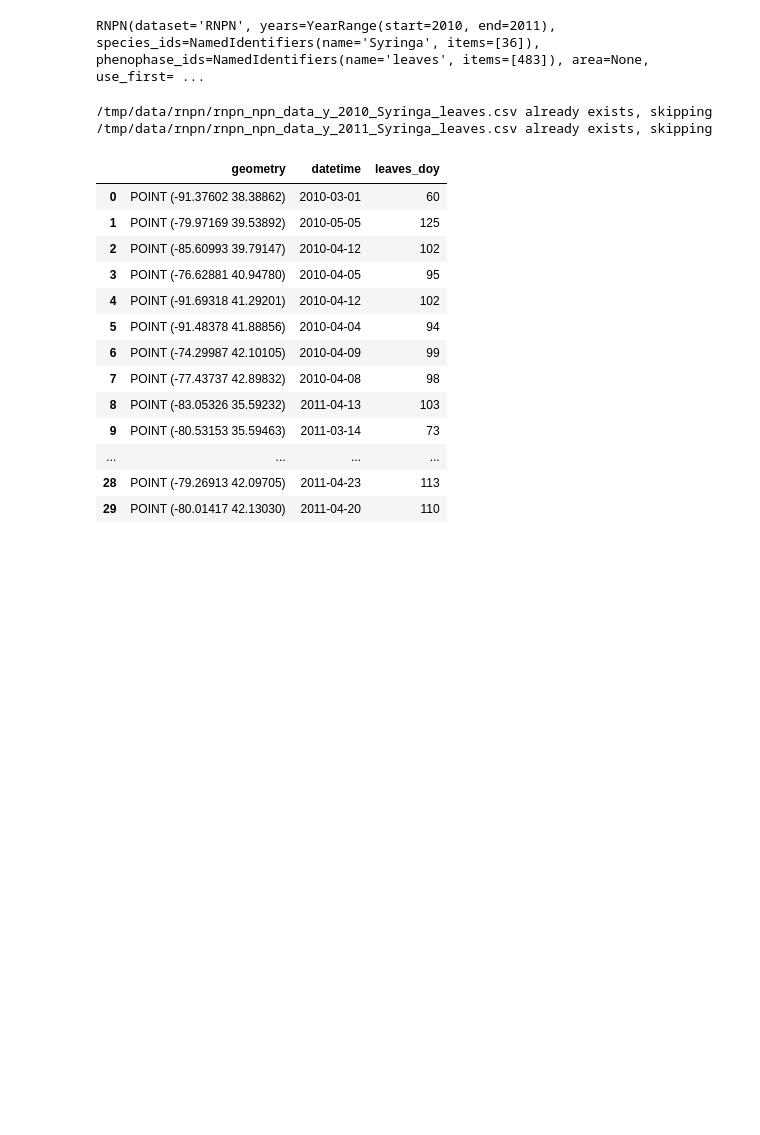
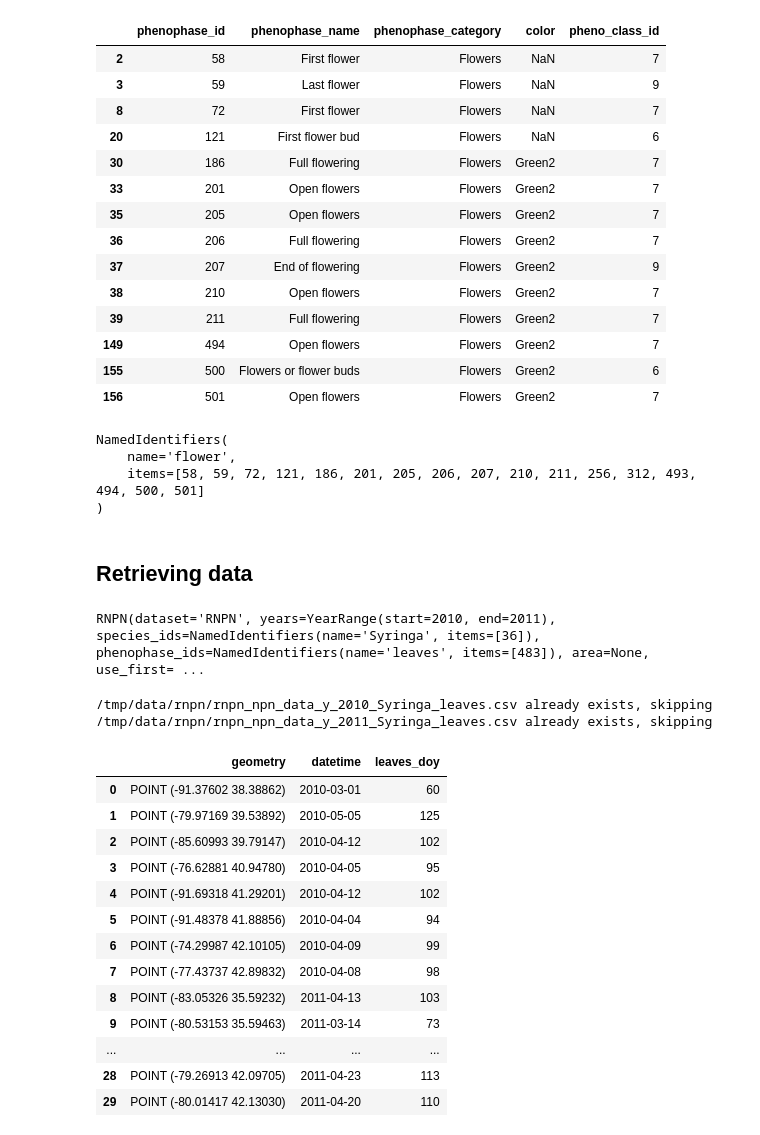
Before and after one commit to phenology/springtime, a Jupyter notebook: docs/user_guide/datasets/npn.ipynb, the cells around one changed output. Drawn from its saved outputs; the diff is of its cells as text; code cells hidden in the pictures; blank space fills up the shorter version.

```diff
--- a/docs/user_guide/datasets/npn.ipynb
+++ b/docs/user_guide/datasets/npn.ipynb
@@ -62 +117,30 @@ phenophases[phenophases.phenophase_id == 483]
+# %%
+phenophases.query('phenophase_name.str.contains("flower")')
+# %% [output]
+|  | phenophase_id | phenophase_name | phenophase_category | color | pheno_class_id |
+| 2 | 58 | First flower | Flowers | NaN | 7 |
+| 3 | 59 | Last flower | Flowers | NaN | 9 |
+| 8 | 72 | First flower | Flowers | NaN | 7 |
+| 20 | 121 | First flower bud | Flowers | NaN | 6 |
+| 30 | 186 | Full flowering | Flowers | Green2 | 7 |
+| 33 | 201 | Open flowers | Flowers | Green2 | 7 |
+| 35 | 205 | Open flowers | Flowers | Green2 | 7 |
+| 36 | 206 | Full flowering | Flowers | Green2 | 7 |
+| 37 | 207 | End of flowering | Flowers | Green2 | 9 |
+| 38 | 210 | Open flowers | Flowers | Green2 | 7 |
+| 39 | 211 | Full flowering | Flowers | Green2 | 7 |
+| 149 | 494 | Open flowers | Flowers | Green2 | 7 |
+| 155 | 500 | Flowers or flower buds | Flowers | Green2 | 6 |
+| 156 | 501 | Open flowers | Flowers | Green2 | 7 |
+# %%
+from springtime.datasets.rnpn import npn_phenophase_ids_by_name
+
+print(npn_phenophase_ids_by_name("flower"))
+# %% [output]
+NamedIdentifiers(
+    name='flower',
+    items=[58, 59, 72, 121, 186, 201, 205, 206, 207, 210, 211, 256, 312, 493, 494, 500, 501]
+)
+# %% [markdown]
+## Retrieving data
 # %%
```
Also changed, not shown: parts of 17 cells of this notebook, 2 other files.
